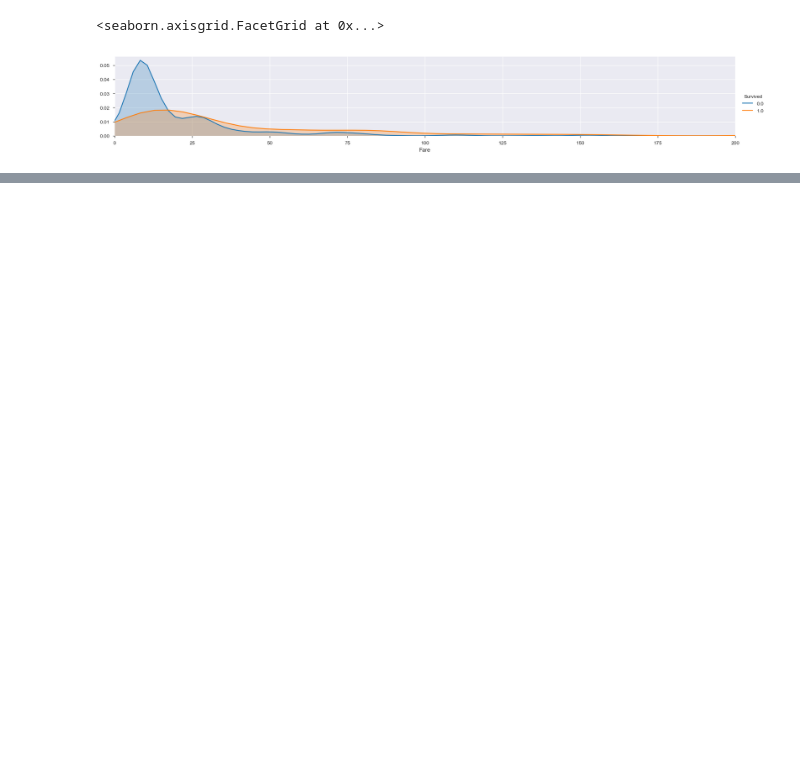
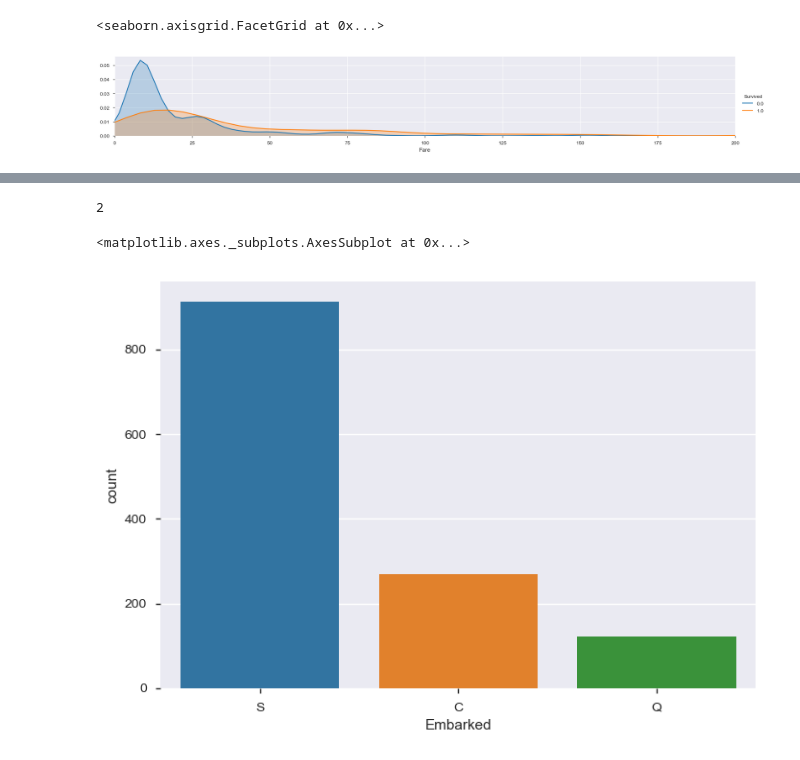
Before and after one commit to aki-06/XGBoost, a Jupyter notebook: XGBoost.ipynb, the cells around one changed output, grey strips where cells are left out. Saved outputs shown, nothing was run; the diff lists cells and outputs as text; code cells hidden in the pictures; blank space fills up the shorter version.

```diff
--- a/XGBoost.ipynb
+++ b/XGBoost.ipynb
@@ -292,7 +292,7 @@ def fare_to_num(fare):
     else:
         return 0
 
-data['Fareband'] = data['Fare'].apply(fare_to_num)
+data['FareBand'] = data['Fare'].apply(fare_to_num)
 # %%
 data.head()
 # %% [output]
@@ -306,0 +317,10 @@ data[['Fare', '']]
+# %%
+# Embarkの欠損の確認
+data['Embarked'].isnull().sum()
+# %% [output]
+2
+# %%
+sns.countplot(data['Embarked'])
+# %% [output]
+<matplotlib.axes._subplots.AxesSubplot at 0x...>
+[figure, added]
```
Also changed, not shown: parts of 10 cells of this notebook.
